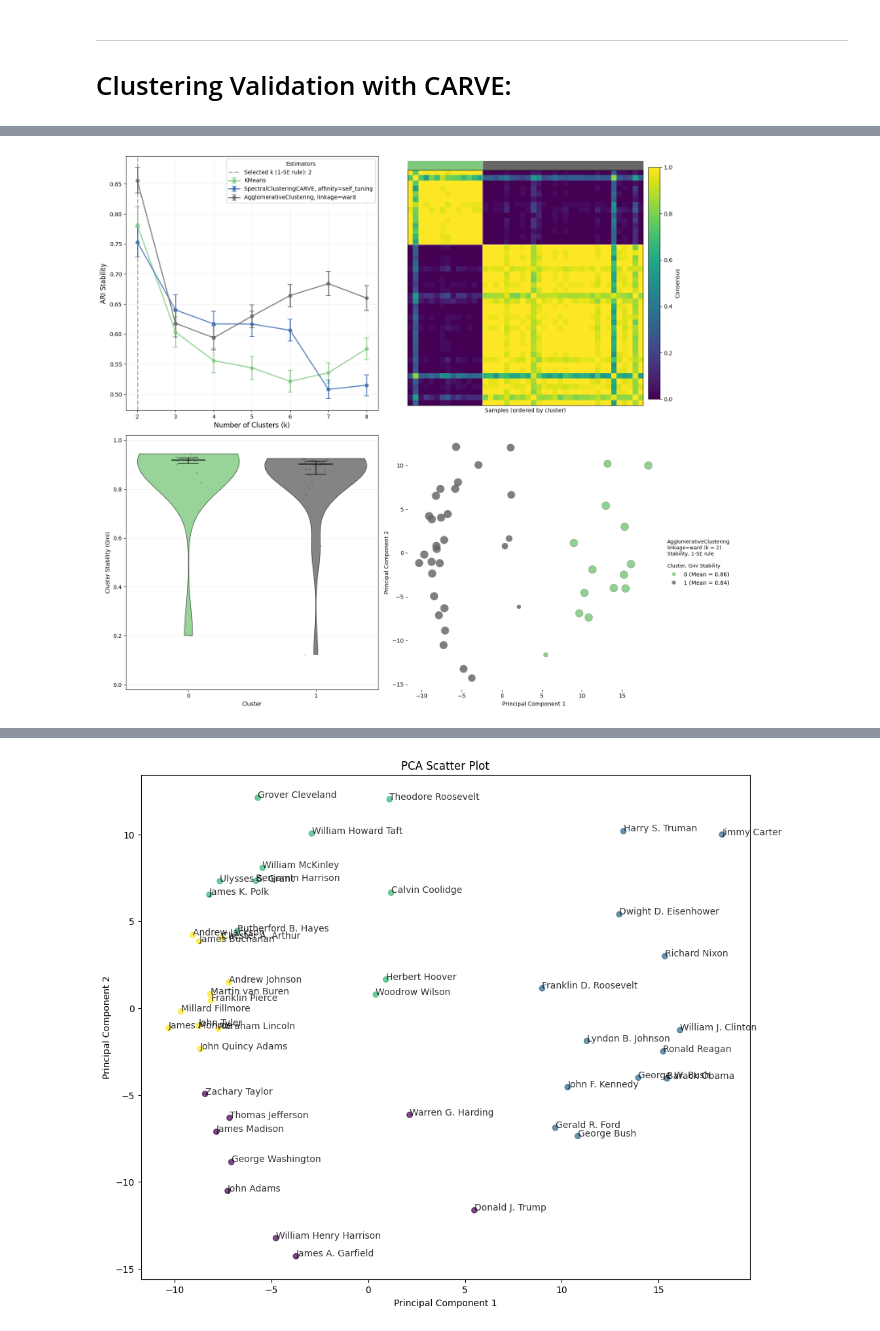
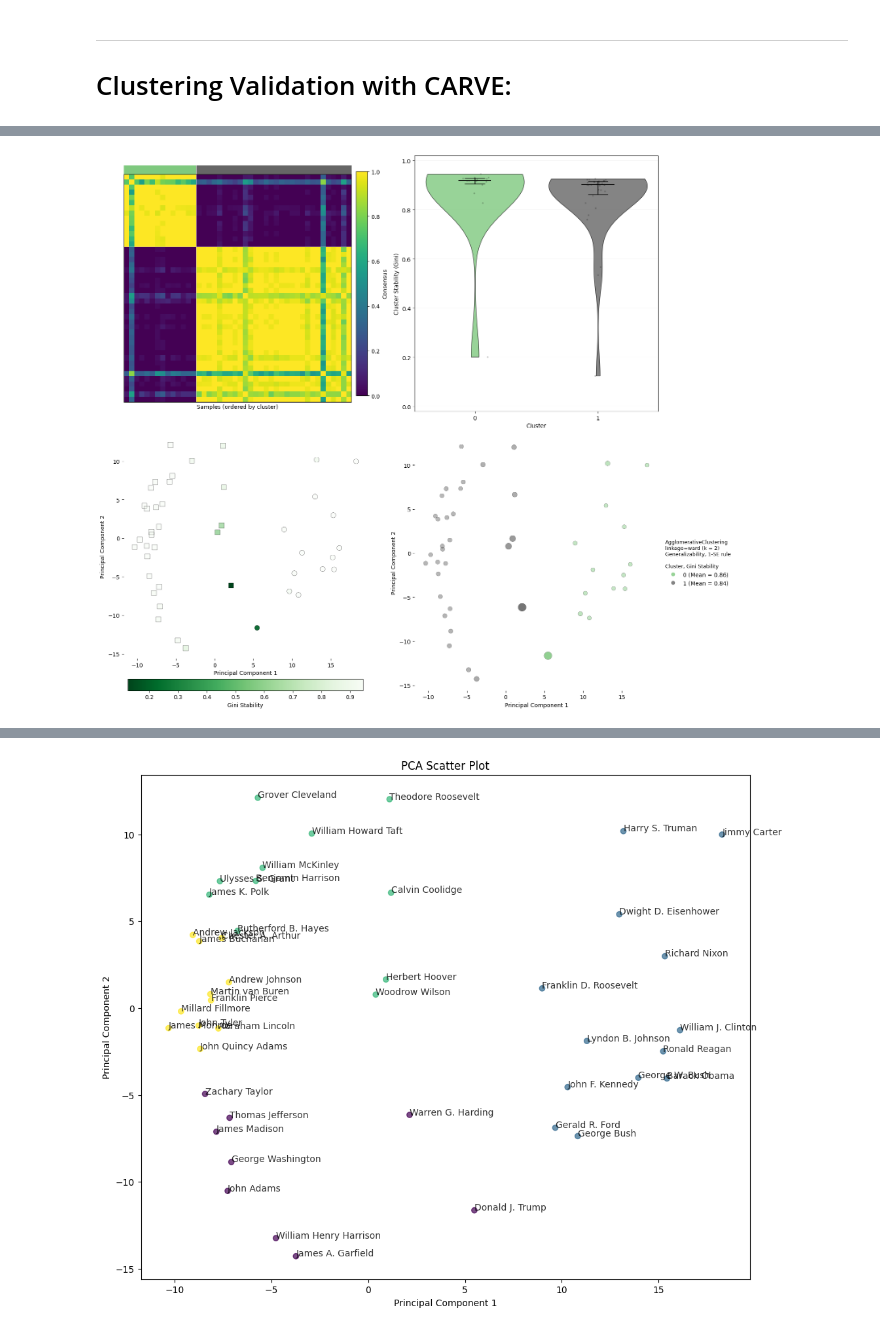
Before and after one commit to DataSlingers/CARVE, a Jupyter notebook: notebooks/Lab20_A.ipynb, the cells around one changed output, grey strips where cells are left out. Saved outputs shown, nothing was run; the diff lists cells and outputs as text; code cells hidden in the pictures.

Commit message:
Updated scatter plots, added diagnostics plot.

```diff
--- a/notebooks/Lab20_A.ipynb
+++ b/notebooks/Lab20_A.ipynb
@@ -442,18 +474,21 @@ CARVE(n_clusters=[2, 3, 4, 5, 6, 7, 8], n_resamples=100, subsample_ratio=0.6, es
 # %%
-measure = 'stability'
-
 fig, axes = plt.subplots(2, 2, figsize=(16, 14))
 
-carve.plot_metric_over_n_clusters(measure=measure, ax=axes[0, 0])
-carve.plot_consensus_matrix(measure=measure, ax=axes[0, 1])
-carve.plot_cluster_violin(measure=measure, ax=axes[1, 0], annotation=False)
+carve.plot_consensus_matrix(measure=measure, ax=axes[0, 0])
+carve.plot_cluster_violin(measure=measure, ax=axes[0, 1], annotation=False)
+carve.plot_diagnostic_scatter(
+    measure=measure,
+    xlabel='Principal Component 1', ylabel='Principal Component 2',
+    ax=axes[1, 0], legend=False,
+    marker_size=80
+)
 carve.plot_cluster_scatter(
     measure=measure,
     size_range=(50, 200), xlabel='Principal Component 1', ylabel='Principal Component 2',
     ax=axes[1, 1]
 )
 
 plt.tight_layout()
 plt.show()
 # %% [output]
-[figure, old version]
+[figure, new version]
```
Also changed, not shown: parts of 7 cells of this notebook, 4 other files.
